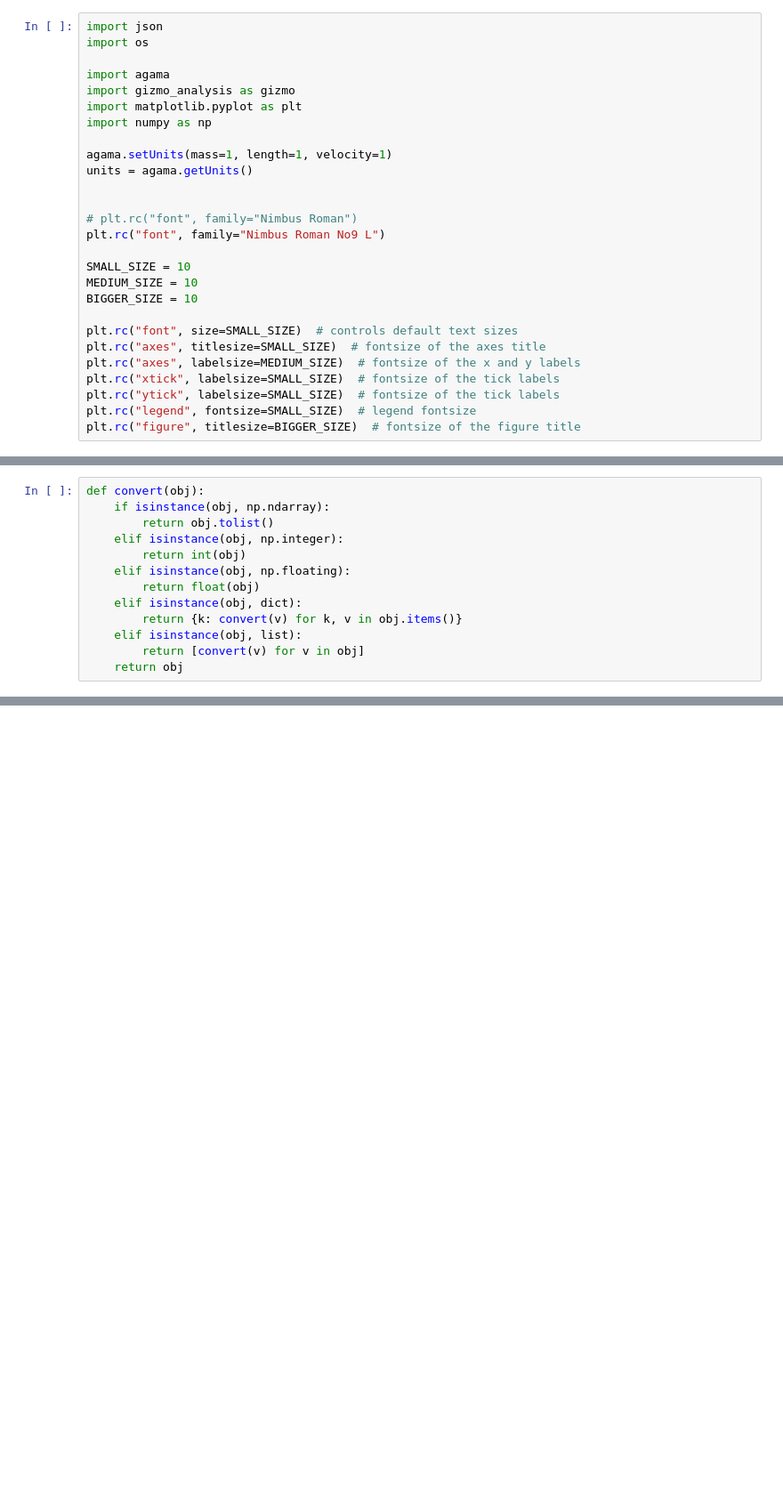
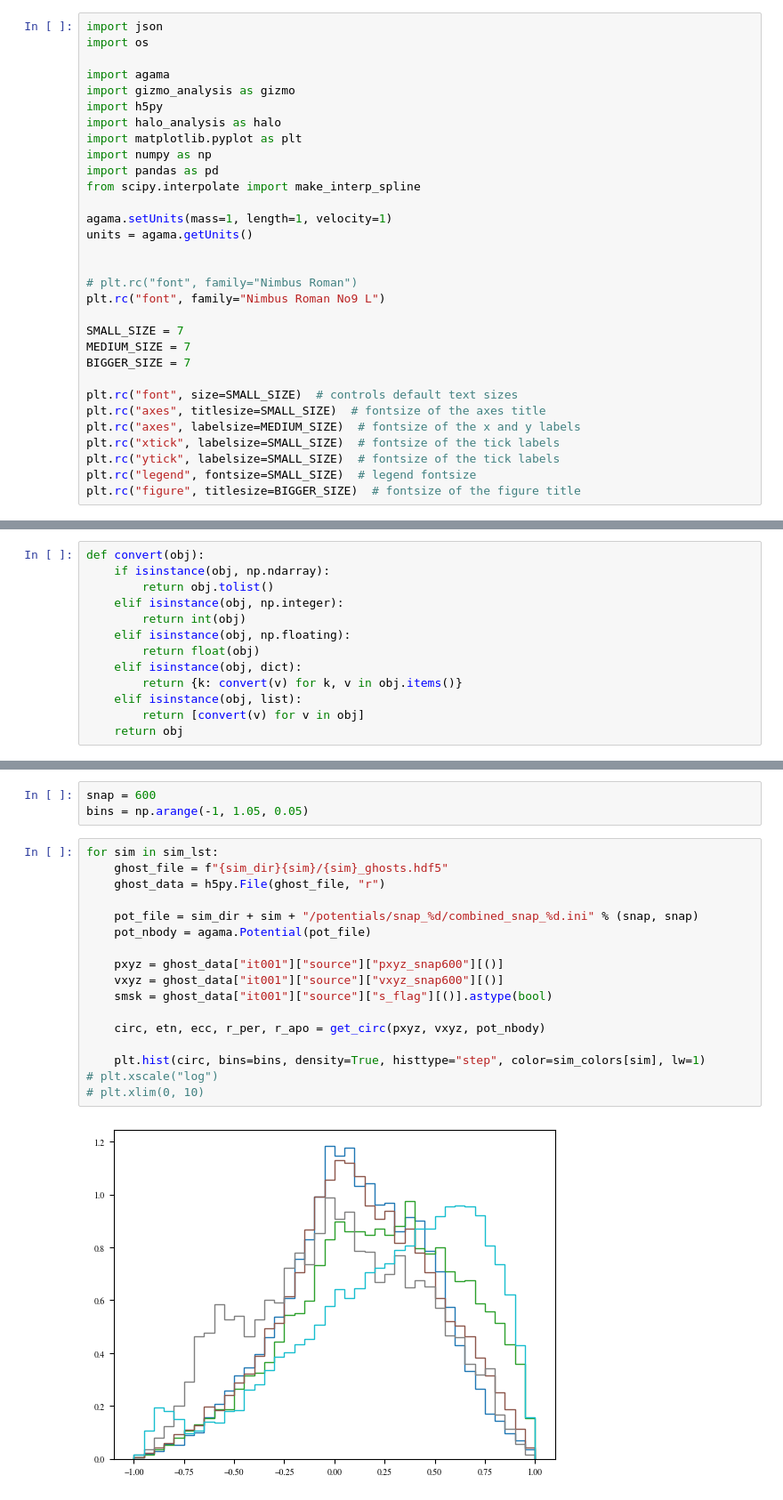
Before and after one commit to finn-pal/cluster_destruction, a Jupyter notebook: notebooks/circularities.ipynb, the cells around one changed output, grey strips where cells are left out. Shown at 89% size. Saved outputs shown, nothing was run; the diff lists cells and outputs as text; blank space fills up the shorter version.

```diff
--- a/notebooks/circularities.ipynb
+++ b/notebooks/circularities.ipynb
@@ -4,8 +4,12 @@ import os
 
 import agama
 import gizmo_analysis as gizmo
+import h5py
+import halo_analysis as halo
 import matplotlib.pyplot as plt
 import numpy as np
+import pandas as pd
+from scipy.interpolate import make_interp_spline
 
 agama.setUnits(mass=1, length=1, velocity=1)
 units = agama.getUnits()
@@ -14,9 +18,9 @@ units = agama.getUnits()
 # plt.rc("font", family="Nimbus Roman")
 plt.rc("font", family="Nimbus Roman No9 L")
 
-SMALL_SIZE = 10
-MEDIUM_SIZE = 10
-BIGGER_SIZE = 10
+SMALL_SIZE = 7
+MEDIUM_SIZE = 7
+BIGGER_SIZE = 7
 
 plt.rc("font", size=SMALL_SIZE)  # controls default text sizes
 plt.rc("axes", titlesize=SMALL_SIZE)  # fontsize of the axes title
@@ -146,0 +206,22 @@ ax.legend(loc="upper left")
+# %%
+snap = 600
+bins = np.arange(-1, 1.05, 0.05)
+# %%
+for sim in sim_lst:
+    ghost_file = f"{sim_dir}{sim}/{sim}_ghosts.hdf5"
+    ghost_data = h5py.File(ghost_file, "r")
+
+    pot_file = sim_dir + sim + "/potentials/snap_%d/combined_snap_%d.ini" % (snap, snap)
+    pot_nbody = agama.Potential(pot_file)
+
+    pxyz = ghost_data["it001"]["source"]["pxyz_snap600"][()]
+    vxyz = ghost_data["it001"]["source"]["vxyz_snap600"][()]
+    smsk = ghost_data["it001"]["source"]["s_flag"][()].astype(bool)
+
+    circ, etn, ecc, r_per, r_apo = get_circ(pxyz, vxyz, pot_nbody)
+
+    plt.hist(circ, bins=bins, density=True, histtype="step", color=sim_colors[sim], lw=1)
+# plt.xscale("log")
+# plt.xlim(0, 10)
+# %% [output]
+[figure, added]
```
Also changed, not shown: parts of 9 cells of this notebook, 16 other files.
